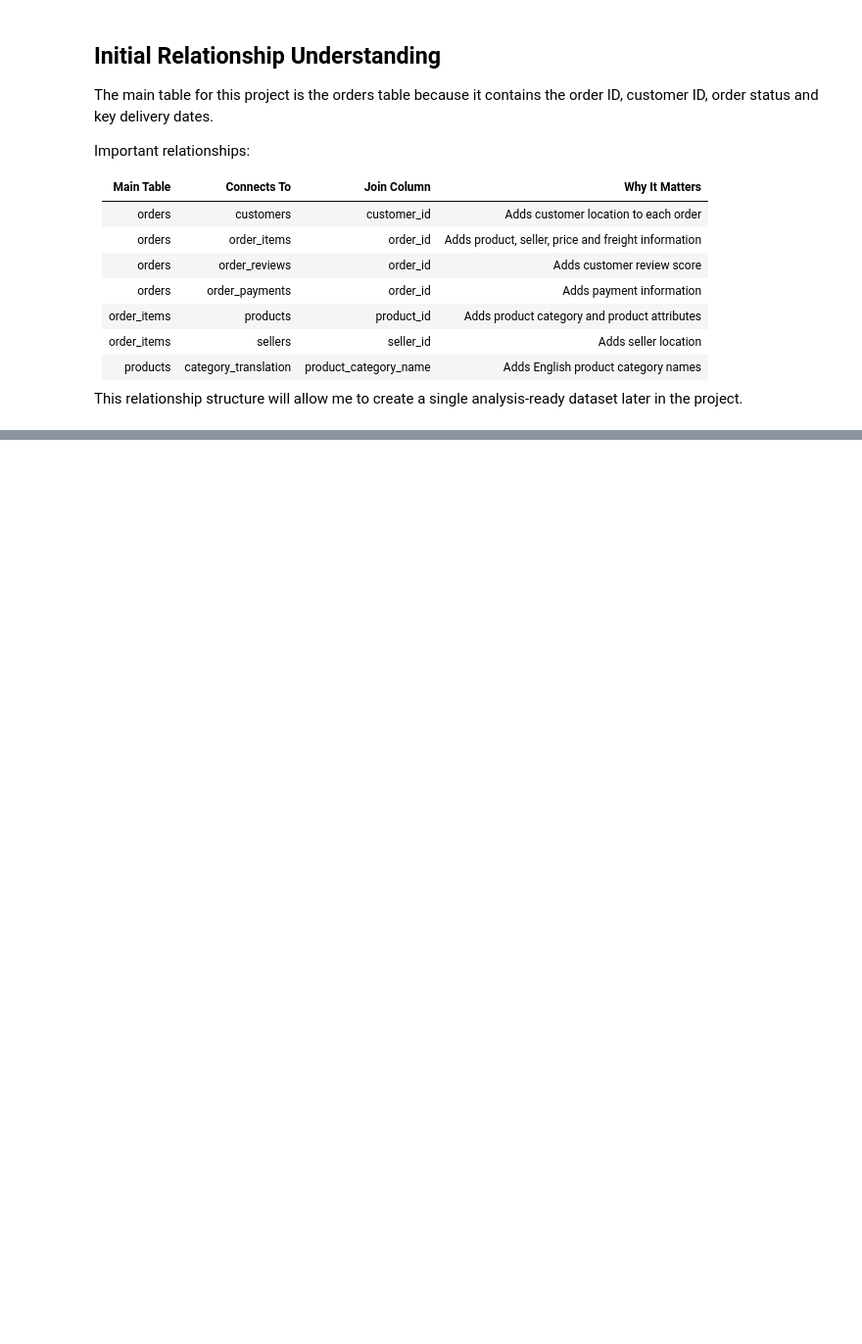
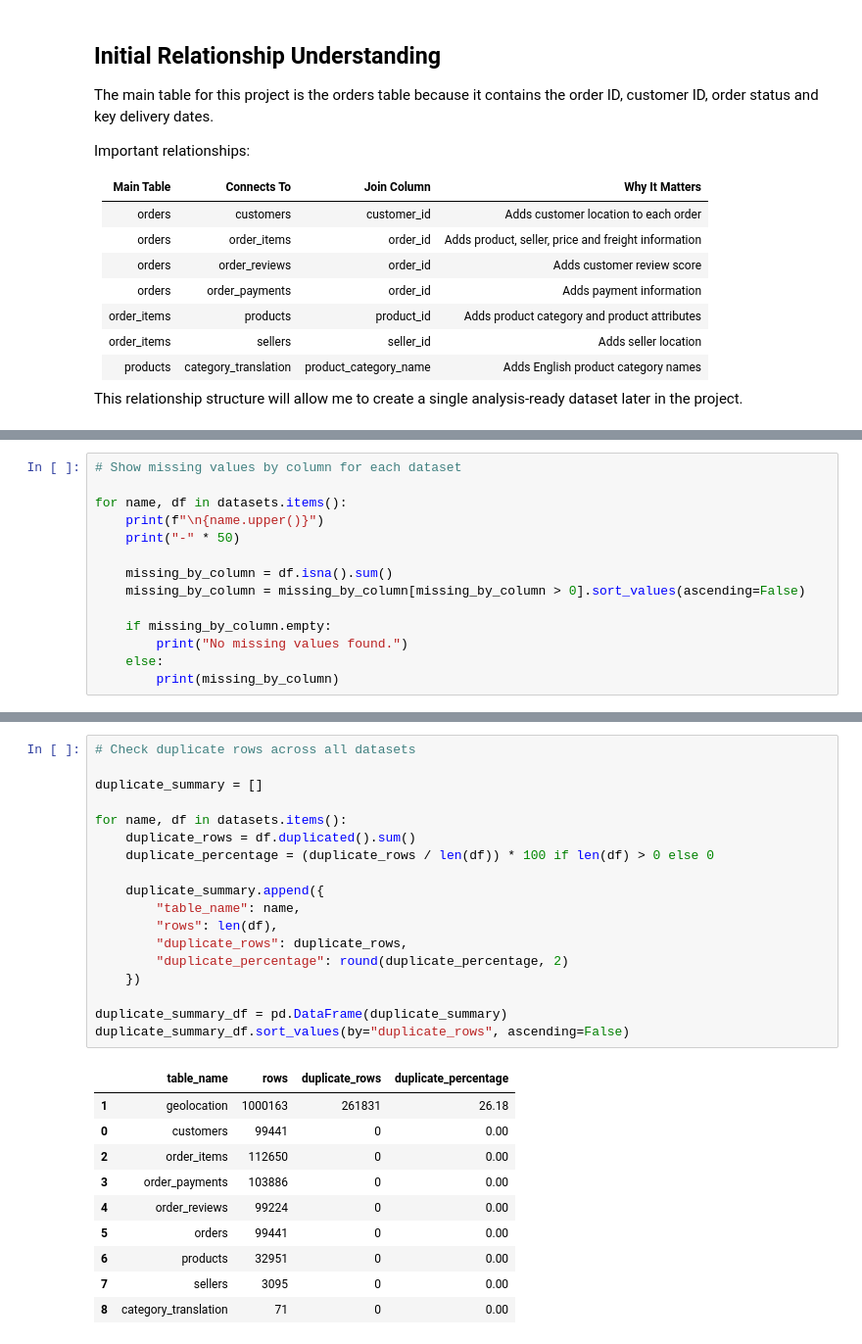
Before and after one commit to mokhan1997/ecommerce-fulfilment-delivery-analysis, a Jupyter notebook: notebooks/01_data_understanding.ipynb, the cells around one changed output, grey strips where cells are left out. Shown at 98% size. Saved outputs shown, nothing was run; the diff lists cells and outputs as text; blank space fills up the shorter version.

```diff
--- a/notebooks/01_data_understanding.ipynb
+++ b/notebooks/01_data_understanding.ipynb
@@ -321,0 +369,14 @@ This relationship structure will allow me to create a single analysis-ready data
+# %%
+# Show missing values by column for each dataset
+
+for name, df in datasets.items():
+    print(f"\n{name.upper()}")
+    print("-" * 50)
+
+    missing_by_column = df.isna().sum()
+    missing_by_column = missing_by_column[missing_by_column > 0].sort_values(ascending=False)
+
+    if missing_by_column.empty:
+        print("No missing values found.")
+    else:
+        print(missing_by_column)
@@ -321,0 +401,29 @@ This relationship structure will allow me to create a single analysis-ready data
+# %%
+# Check duplicate rows across all datasets
+
+duplicate_summary = []
+
+for name, df in datasets.items():
+    duplicate_rows = df.duplicated().sum()
+    duplicate_percentage = (duplicate_rows / len(df)) * 100 if len(df) > 0 else 0
+
+    duplicate_summary.append({
+        "table_name": name,
+        "rows": len(df),
+        "duplicate_rows": duplicate_rows,
+        "duplicate_percentage": round(duplicate_percentage, 2)
+    })
+
+duplicate_summary_df = pd.DataFrame(duplicate_summary)
+duplicate_summary_df.sort_values(by="duplicate_rows", ascending=False)
+# %% [output]
+|  | table_name | rows | duplicate_rows | duplicate_percentage |
+| 1 | geolocation | 1000163 | 261831 | 26.18 |
+| 0 | customers | 99441 | 0 | 0.00 |
+| 2 | order_items | 112650 | 0 | 0.00 |
+| 3 | order_payments | 103886 | 0 | 0.00 |
+| 4 | order_reviews | 99224 | 0 | 0.00 |
+| 5 | orders | 99441 | 0 | 0.00 |
+| 6 | products | 32951 | 0 | 0.00 |
+| 7 | sellers | 3095 | 0 | 0.00 |
+| 8 | category_translation | 71 | 0 | 0.00 |
```
Also changed, not shown: parts of 7 cells of this notebook.
